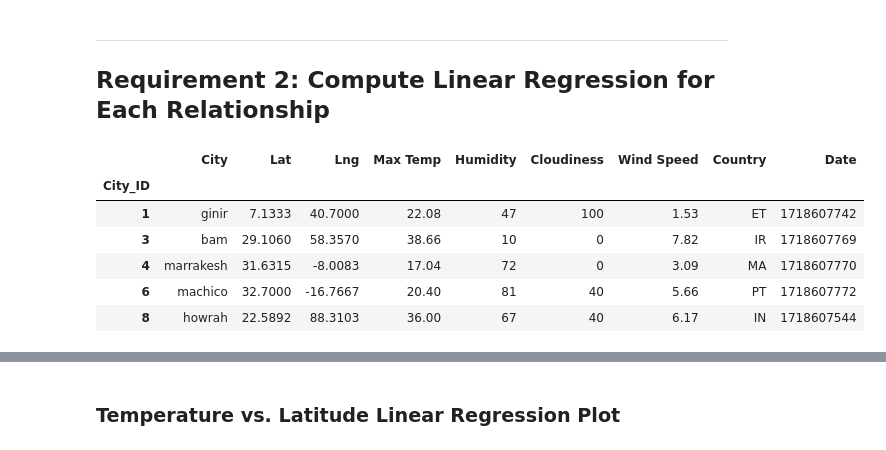
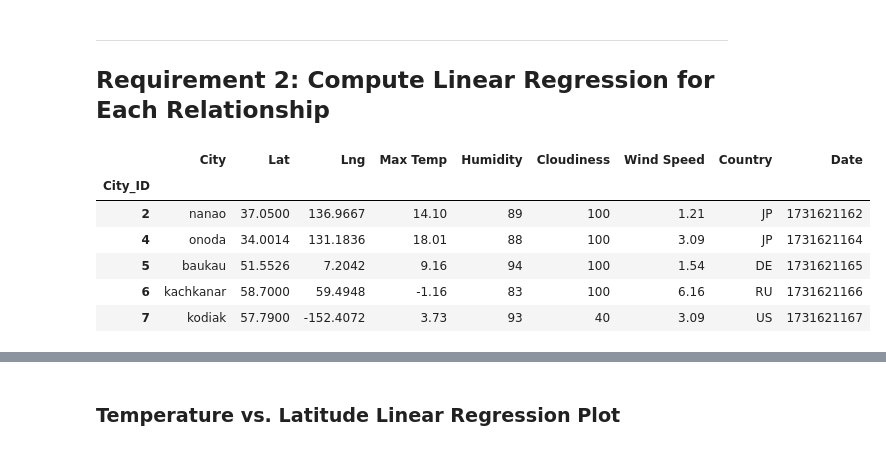
Before and after one commit to irollie/python-api-challenge, a Jupyter notebook: WeatherPy.ipynb, the cells around one changed output, grey strips where cells are left out. Saved outputs shown, nothing was run; the diff lists cells and outputs as text; code cells hidden in the pictures.

```diff
--- a/WeatherPy.ipynb
+++ b/WeatherPy.ipynb
@@ -183,6 +187,6 @@ OSError: Cannot save file into a non-existent directory: 'output_data'
 # %%
 # Read saved data
-city_data_df = pd.read_csv("output_data/cities.csv", index_col="City_ID")
+city_data_df = pd.read_csv(f"{file_path}cities.csv", index_col="City_ID")
 
 # Display sample data
 city_data_df.head()
@@ -265,16 +306,16 @@ plt.show()
 # %%
 # Create a DataFrame with the Northern Hemisphere data (Latitude >= 0)
-# YOUR CODE HERE
+northern_hemi_df = city_data_df.loc[pd.to_numeric(city_data_df["Lat"]) >= 0, :]
 
 # Display sample data
 northern_hemi_df.head()
 # %% [output]
 |  | City | Lat | Lng | Max Temp | Humidity | Cloudiness | Wind Speed | Country | Date |
 | City_ID |  |  |  |  |  |  |  |  |  |
-| 1 | ginir | 7.1333 | 40.7000 | 22.08 | 47 | 100 | 1.53 | ET | 1718607742 |
-| 3 | bam | 29.1060 | 58.3570 | 38.66 | 10 | 0 | 7.82 | IR | 1718607769 |
-| 4 | marrakesh | 31.6315 | -8.0083 | 17.04 | 72 | 0 | 3.09 | MA | 1718607770 |
-| 6 | machico | 32.7000 | -16.7667 | 20.40 | 81 | 40 | 5.66 | PT | 1718607772 |
-| 8 | howrah | 22.5892 | 88.3103 | 36.00 | 67 | 40 | 6.17 | IN | 1718607544 |
+| 2 | nanao | 37.0500 | 136.9667 | 14.10 | 89 | 100 | 1.21 | JP | 1731621162 |
+| 4 | onoda | 34.0014 | 131.1836 | 18.01 | 88 | 100 | 3.09 | JP | 1731621164 |
+| 5 | baukau | 51.5526 | 7.2042 | 9.16 | 94 | 100 | 1.54 | DE | 1731621165 |
+| 6 | kachkanar | 58.7000 | 59.4948 | -1.16 | 83 | 100 | 6.16 | RU | 1731621166 |
+| 7 | kodiak | 57.7900 | -152.4072 | 3.73 | 93 | 40 | 3.09 | US | 1731621167 |
 # %%
 # Create a DataFrame with the Southern Hemisphere data (Latitude < 0)
```
Also changed, not shown: parts of 39 cells of this notebook, 6 other files.
